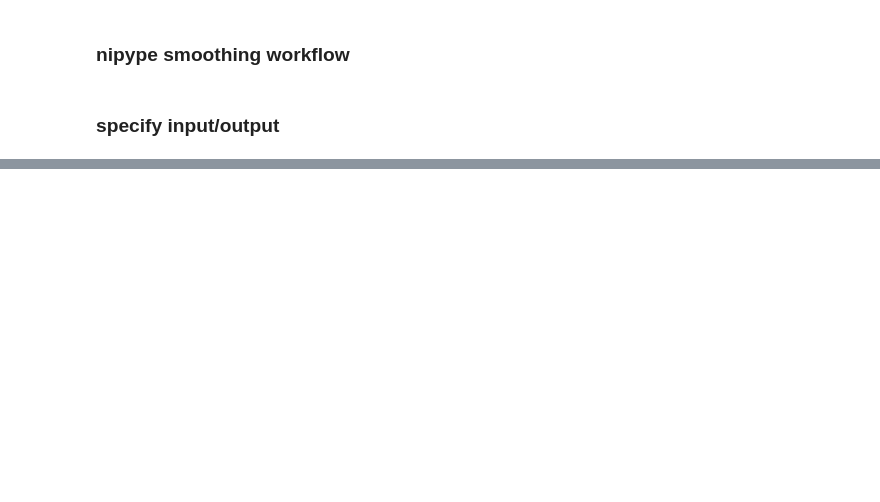
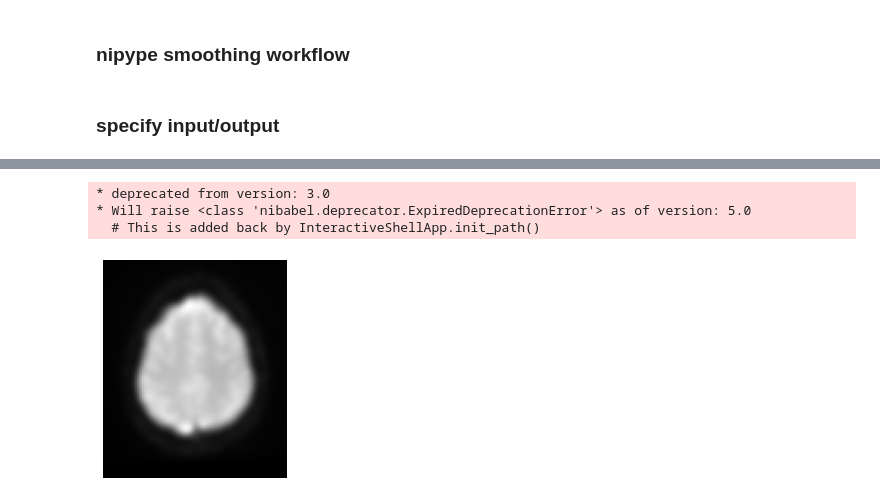
Before and after one commit to syzhang/tsl_data, a Jupyter notebook: imaging/smooth.ipynb, the cells around one changed output, grey strips where cells are left out. Cells and saved outputs as stored; diff of their text form; code cells hidden in the pictures; blank space fills up the shorter version.

```diff
--- a/imaging/smooth.ipynb
+++ b/imaging/smooth.ipynb
@@ -217,0 +228,26 @@ KeyboardInterrupt:
+# %%
+from nilearn.plotting import plot_anat, plot_epi, plot_img
+import numpy as np
+import nibabel as nb
+import matplotlib.pyplot as plt
+
+# Let's create a short helper function to plot 3D NIfTI images
+def plot_slice(fname):
+
+    # Load the image
+    img = nb.load(fname)
+    data = img.get_data()
+
+    # Cut in the middle of the brain
+    cut = int(data.shape[-2]/2) + 10
+
+    # Plot the data
+    plt.imshow(np.rot90(data[..., cut, 0]), cmap="gray")
+    plt.gca().set_axis_off()
+# %%
+plot_slice('/output/smooth/preproc/sub-06/sub-06_task-tsl_run-1_fwhm-8_bold.nii')
+# %% [output]
+* deprecated from version: 3.0
+* Will raise <class 'nibabel.deprecator.ExpiredDeprecationError'> as of version: 5.0
+  # This is added back by InteractiveShellApp.init_path()
+[figure, added]
```
Also changed, not shown: parts of 30 cells of this notebook, 1 other file.
